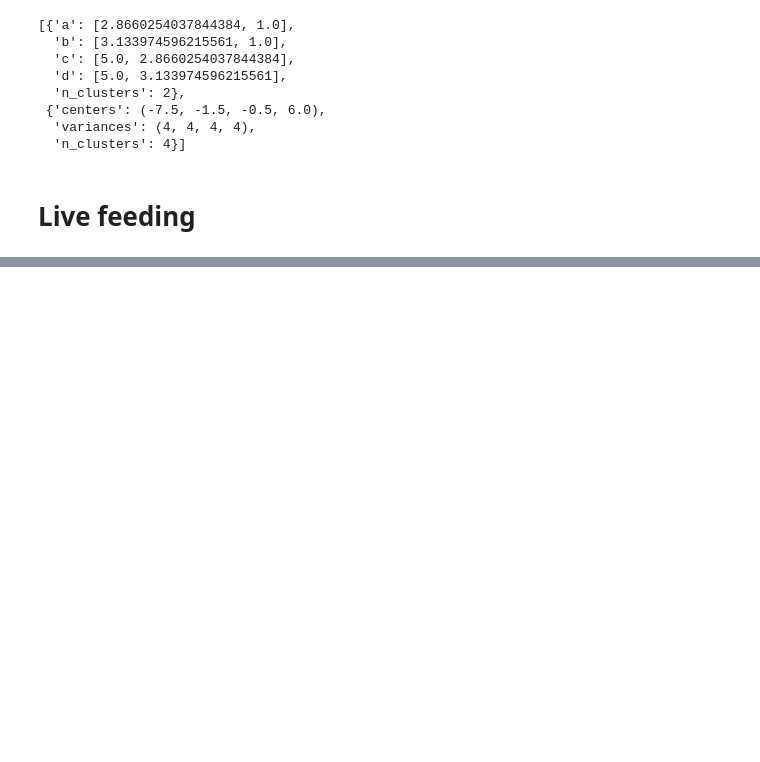
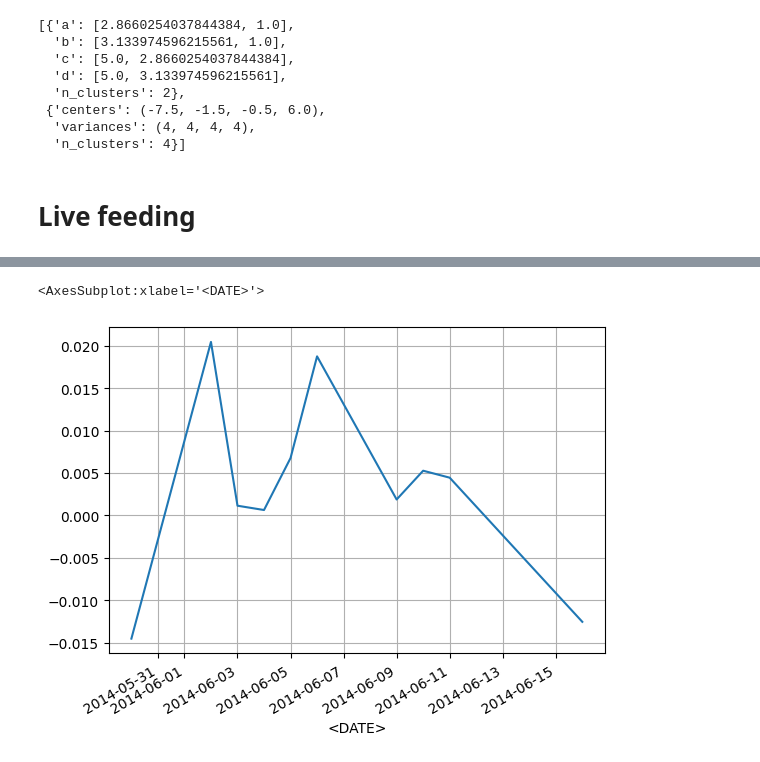
Before and after one commit to Northern125/fuzzy-volatility-modeling, a Jupyter notebook: seasonal_modeling/test_sample_calculation.ipynb, the cells around one changed output, grey strips where cells are left out. Saved outputs shown, nothing was run; the diff lists cells and outputs as text; code cells hidden in the pictures; blank space fills up the shorter version.

```diff
--- a/seasonal_modeling/test_sample_calculation.ipynb
+++ b/seasonal_modeling/test_sample_calculation.ipynb
@@ -77,0 +258,5 @@ KeyboardInterrupt:
+# %%
+test.plot(grid=True)
+# %% [output]
+<AxesSubplot:xlabel='<DATE>'>
+[figure, added]
```
Also changed, not shown: parts of 22 cells of this notebook, 3 other files.
